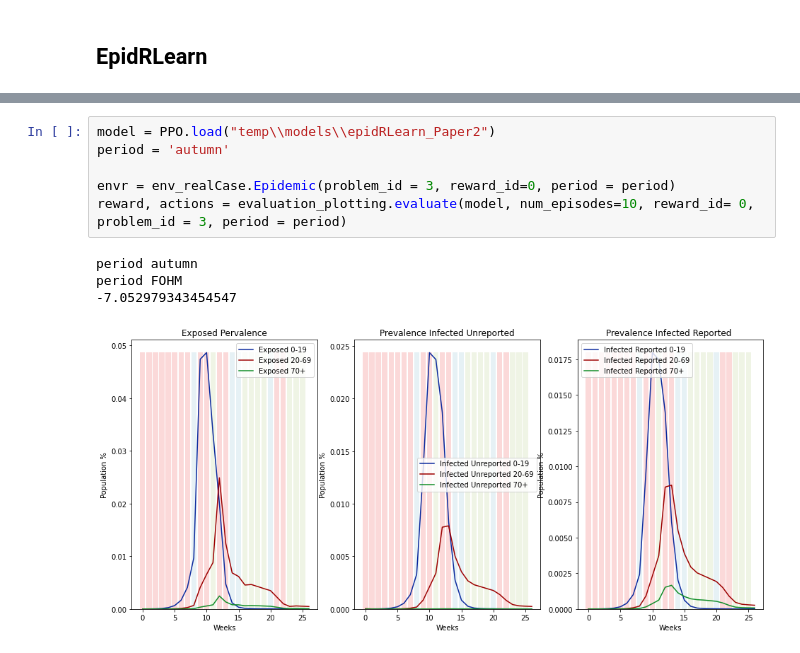
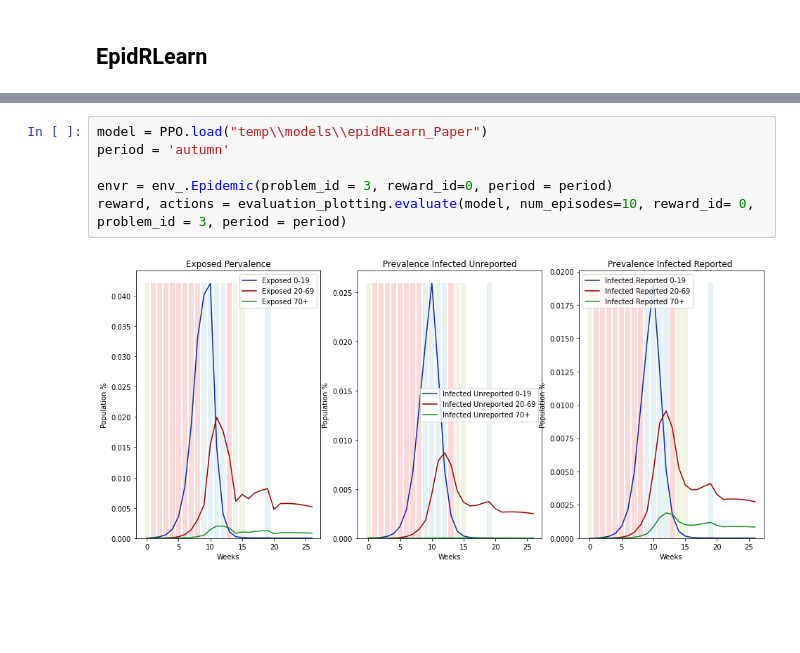
Before and after one commit to MariaBampaAI/EpidRLearn, a Jupyter notebook: Main.ipynb, the cells around one changed output, grey strips where cells are left out. Cells and saved outputs as stored; diff of their text form; blank space fills up the shorter version.

```diff
--- a/Main.ipynb
+++ b/Main.ipynb
@@ -35,11 +16,8 @@ Wrapping the env in a DummyVecEnv.
 # %%
-model = PPO.load("temp\\models\\epidRLearn_Paper2")
+model = PPO.load("temp\\models\\epidRLearn_Paper")
 period = 'autumn'
 
-envr = env_realCase.Epidemic(problem_id = 3, reward_id=0, period = period)
+envr = env_.Epidemic(problem_id = 3, reward_id=0, period = period)
 reward, actions = evaluation_plotting.evaluate(model, num_episodes=10, reward_id= 0, problem_id = 3, period = period)
 # %% [output]
-period autumn
-period FOHM
--7.052979343454547
-[figure, old version]
+[figure, new version]
```
Also changed, not shown: parts of 2 cells of this notebook, 6 other files.
